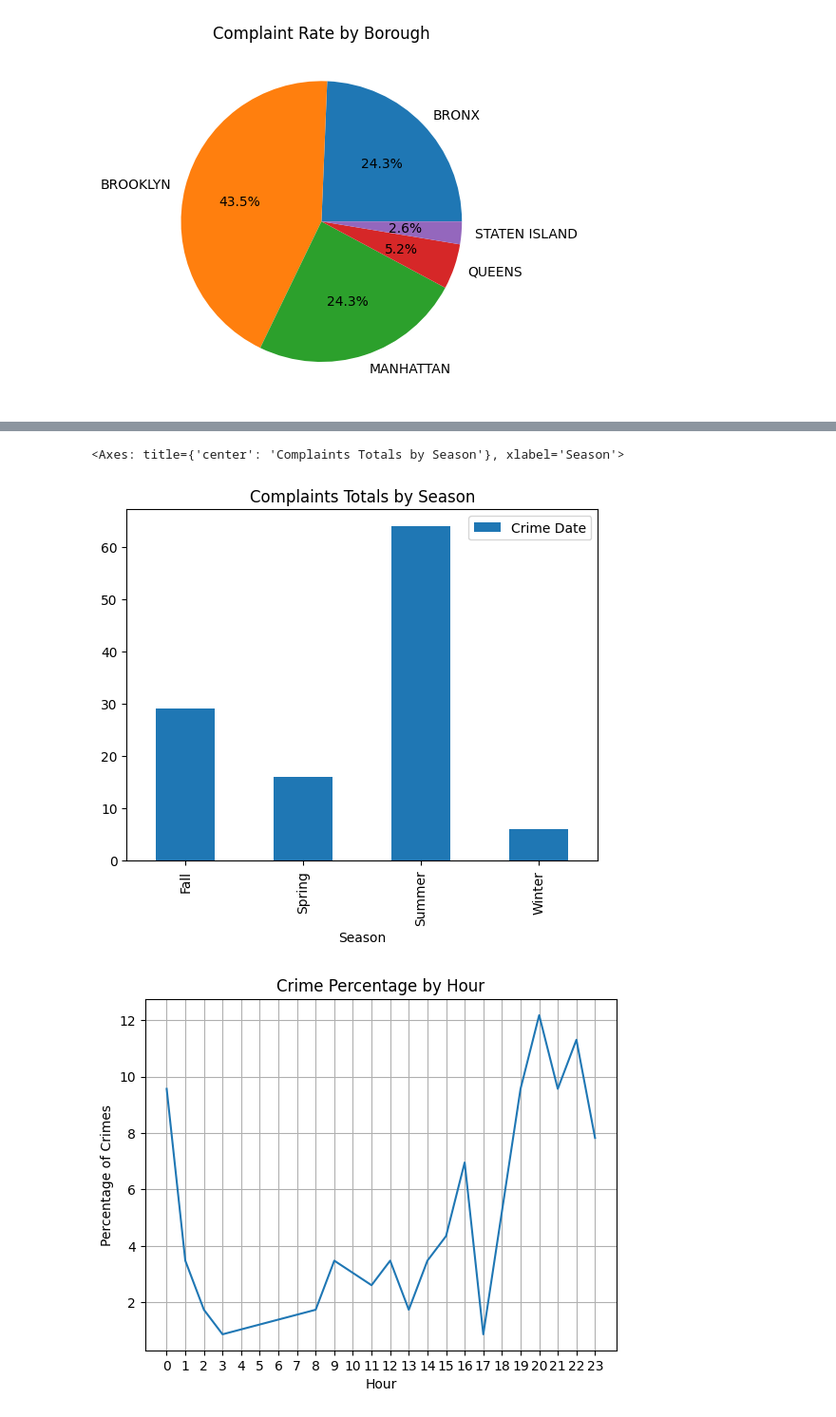
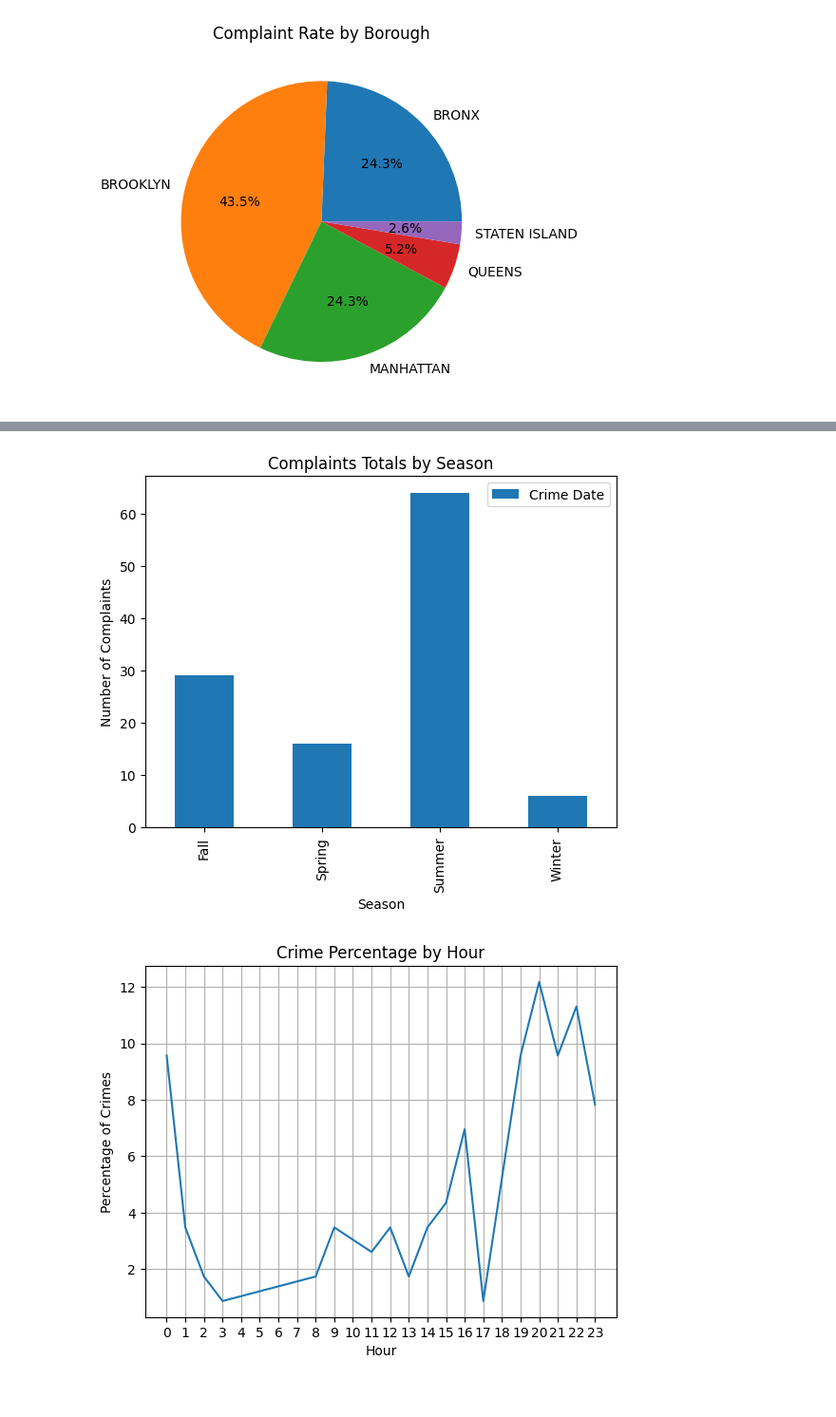
Before and after one commit to SofiaFrrokaj/Group-1---Project-1, a Jupyter notebook: nyc_crime.ipynb, the cells around one changed output, grey strips where cells are left out. Shown at 95% size. Saved outputs shown, nothing was run; the diff lists cells and outputs as text; code cells hidden in the pictures.

```diff
--- a/nyc_crime.ipynb
+++ b/nyc_crime.ipynb
@@ -65,3 +53,9 @@ crime_data.tail()
+# %%
+crime_data["Crime Date"] = pd.to_datetime(crime_data["Crime Date"], errors='coerce')
+crime_data["Ending Date"] = pd.to_datetime(crime_data["Ending Date"], errors='coerce')
+crime_data["Complaint Time"] = pd.to_datetime(crime_data["Complaint Time"], errors='coerce')
+crime_data["Ending Time"] = pd.to_datetime(crime_data["Ending Time"], errors='coerce')
+crime_data["Reported Date"] = pd.to_datetime(crime_data["Reported Date"], errors='coerce')
 # %%
 crime_data.info()
 # %% [output]
@@ -85,6 +78,0 @@ memory usage: 23.5+ KB
-# %%
-crime_data["Complaint Time"] = pd.to_datetime(crime_data["Complaint Time"])
-crime_data["Ending Time"] = pd.to_datetime(crime_data["Ending Time"])
-crime_data["Reported Date"] = pd.to_datetime(crime_data["Reported Date"])
-crime_data["Crime Date"] = pd.to_datetime(crime_data["Crime Date"])
-crime_data["Ending Date"] = pd.to_datetime(crime_data["Ending Date"])
@@ -138,6 +96,8 @@ emrah1["Crime Date"].plot(kind='pie', title='Complaint Rate by Borough', autopct
 [figure]
 # %%
 def get_season(date):
+    if pd.isna(date):
+        return 'Unknown'
     year = date.year
     seasons = {'Spring': pd.date_range(start=f'{year}-03-21', end=f'{year}-06-20'),
                'Summer': pd.date_range(start=f'{year}-06-21', end=f'{year}-09-22'),
@@ -154,4 +114,3 @@ def get_season(date):
 
 crime_data['Season'] = crime_data['Crime Date'].apply(get_season)
 crime_data.head()
-crime_data['Season'] = crime_data['Crime Date'].apply(get_season)
@@ -168,7 +125,14 @@ crime_data.head()
 # %%
+# Group by 'Season' and count the number of complaints
 crime_by_seasons = crime_data.groupby('Season').count()
+
+# Drop the 'Unknown' index if it exists
+crime_by_seasons = crime_by_seasons.drop(index='Unknown', errors='ignore')
+
+# Plot the data
 crime_by_seasons.plot(kind='bar', y='Crime Date', title='Complaints Totals by Season')
+plt.ylabel('Number of Complaints')
+plt.show()
 # %% [output]
-<Axes: title={'center': 'Complaints Totals by Season'}, xlabel='Season'>
-[figure, old version]
+[figure, new version]
 # %%
```
Also changed, not shown: parts of 19 cells of this notebook.
